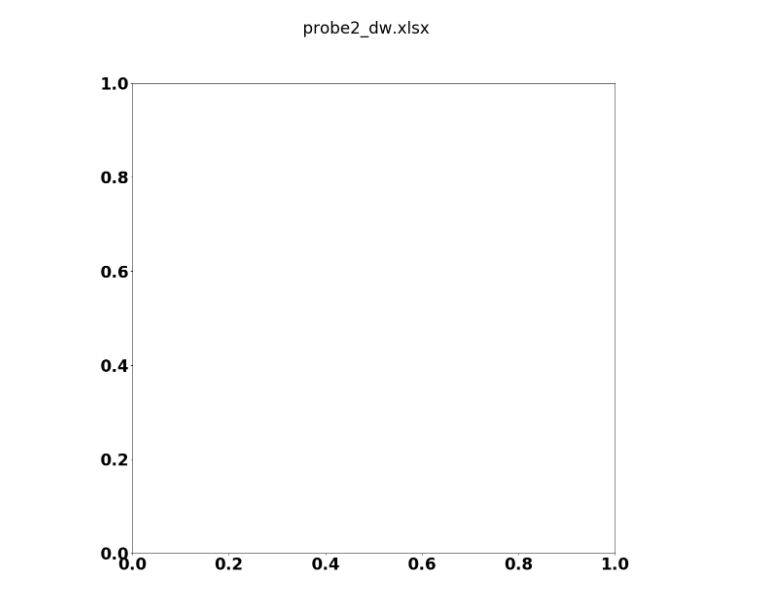
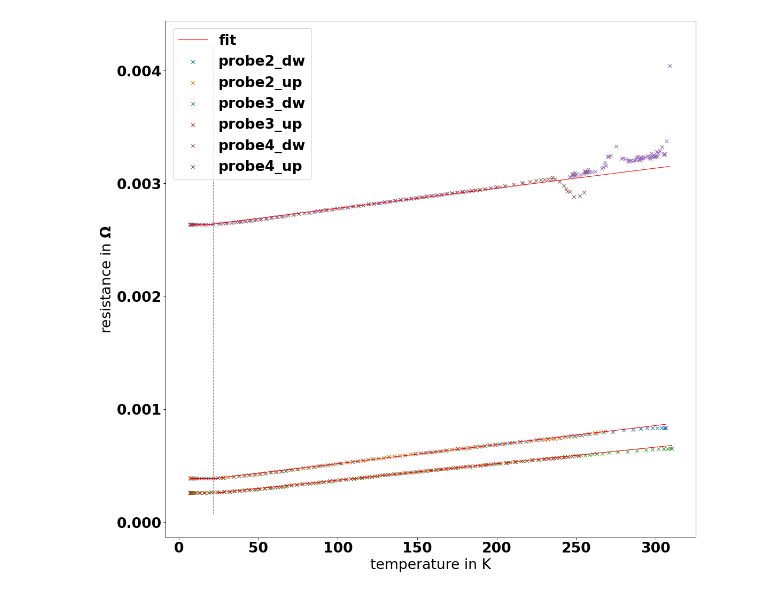
Before and after one commit to PI0nk/Praktikum-test, a Jupyter notebook: B 2.2/Messdaten/Auswertungsskripte/Widerstand.ipynb, the cells around one changed output. Cells and saved outputs as stored; diff of their text form; code cells hidden in the pictures.

```diff
--- a/B 2.2/Messdaten/Auswertungsskripte/Widerstand.ipynb
+++ b/B 2.2/Messdaten/Auswertungsskripte/Widerstand.ipynb
@@ -5,12 +5,13 @@ import matplotlib.pyplot as plt
 import scipy.optimize as opt
 import scipy as scp
 import os
+import statistics
 
 plt.style.use('fast')
 #plt.rc('text', usetex=True)
 font = {'family' : 'normal',
         'weight' : 'bold',
-        'size'   : 30}
+        'size'   : 24}
 
 plt.rc('font', **font)
 
@@ -41,7 +40,7 @@ def f2(x,a):
 def legend_without_duplicate_labels(ax):
     handles, labels = ax.get_legend_handles_labels()
     unique = [(h, l) for i, (h, l) in enumerate(zip(handles, labels)) if l not in labels[:i]]
-    ax.legend(*zip(*unique))
+    ax.legend(*zip(*unique),loc="upper left")
 
 
 
@@ -86,18 +85,20 @@ def res_elements(res,temp,name):
 
     return r,t
 
+rdw = []
+tdw = []
 
 fig = plt.figure(figsize=(16,16),dpi=80)
 fig.tight_layout(pad=0.5, w_pad=3.5, h_pad=3.5)
-fig.suptitle(name,size=30)
+#fig.suptitle("Widerstandsmessung",size=30)
 
 ax = fig.add_subplot(111)
 
 for name in measurements:
     time = measurements[name][-1]
     resistance = measurements[name][-2]
-    voltage = measurements[name][-3]
-    current = measurements[name][-4]
+    #voltage = measurements[name][-3]
+    #current = measurements[name][-4]
     temperature = measurements[name][0]
 
     temp = []
@@ -109,28 +110,6 @@ for name in measurements:
         temperature = temp
         resistance = rtemp
 
-    popt, pcov = opt.curve_fit(f,temperature,resistance)
-
-
-
-    #ax = fig.add_subplot(321)
-    #ax.scatter(time,temperature,marker=".",s=1)
-    #ax.set(xlabel="time in s",ylabel="temperature in K")
-
-    #ax = fig.add_subplot(322)
-    #ax.scatter(time,current,marker=".",s=1)
-    #ax.set(xlabel="time in s",ylabel="current in A")
-
-    #ax = fig.add_subplot(323)
-    #ax.scatter(time,voltage,marker=".",s=1)
-    #ax.set(xlabel="time in s",ylabel="voltage in V")
-
-    #ax = fig.add_subplot(324)
-    #ax.scatter(time,resistance,marker=".",s=1)
-    #ax.set(xlabel="time in s",ylabel=r"resistance in $\Omega$")
-
-
-    #ax.scatter(temperature,resistance,marker=".",s=1)
     ax.set(xlabel="temperature in K",ylabel=r"resistance in $\Omega$")
 
 
@@ -145,26 +124,53 @@ for name in measurements:
         if abs(temperature[i] - 250) < 4.5:
             #print("test",name,t[i])
             index_h = i
+    if 'dw' in name:
+        tdw = t
+        rdw = r
 
-    #ax.plot(temperature,[f(x,*popt) for x in temperature],color="red",label="fit")
     def f3(x,a,b):
         return a + x*b
 
-    index = 30
-    popt, pcov = opt.curve_fit(f3,temperature[index_l:index_h],resistance[index_l:index_h])
-    x = max(t)
-    index = 0
-    while f3(x,*popt) > f2(x,min(r)):
-        x = x - 0.1
-    for i,te in enumerate(t):
-        if te > x:
-            index = i
-            break
+    if 'up' in name:
+        fit_temp = np.concatenate((tdw,t))
+        fit_res = np.concatenate((rdw,r))
 
-    ax.plot(t[index-1:],[f3(x,*popt) for x in t[index-1:]],color="red",label="fit")
-    ax.plot(t[:index+1],[f2(x,min(r)) for x in t[:index+1]],color="red",label="fit")
-    ax.scatter(t,r,label=name)
-    ax.annotate(min(r),(5,min(r)))
+        fit_res = [x for _,x in sorted(zip(fit_temp,fit_res), key=lambda pair: pair[0])]
+        fit_temp = sorted(fit_temp)
+
+
+        index_fl = 0
+        index_fh = 0
+        for i in range(len(fit_temp)):
+            if abs(fit_temp[i] - 50) < 1.5:
+                #print("test",name,t[i])
+                index_fl = i
+        for i in range(len(fit_temp)):
+            if abs(fit_temp[i] - 250) < 4.5:
+                #print("test",name,t[i])
+                index_fh = i
+
+
+        indexf = 30
+        popt, pcov = opt.curve_fit(f3,fit_temp[index_fl:index_fh],fit_res[index_fl:index_fh])
+        print(name,popt)
+        x = max(fit_temp)
+        indexf = 0
+        while f3(x,*popt) > f2(x,min(fit_res)):
+            x = x - 0.1
+        for i,te in enumerate(fit_temp):
+            if te > x:
+                indexf = i
+                break
+
+        ax.plot(fit_temp[indexf-1:],[f3(x,*popt) for x in fit_temp[indexf-1:]],color="red",label="fit",linewidth=1)
+        ax.plot(fit_temp[:indexf+1],[f2(x,min(fit_res)) for x in fit_temp[:indexf+1]],color="red",label="fit",linewidth=1)
+        print(np.mean(fit_res[:indexf+1]),np.std(fit_res[:indexf+1]))
+        if '4' in name:
+            ax.plot([fit_temp[indexf],fit_temp[indexf]],ax.get_ylim(),linestyle="--",color="grey",linewidth=1)
+        #ax.scatter(fit_temp,fit_res,label="test")
+    ax.scatter(t,r,label=name,linewidth=1,marker="x")
+    #ax.annotate(min(r),(5,min(r)))
     #fig.legend()
     #ax.set_legend_handles_labels(test)
 
@@ -172,6 +178,7 @@ for name in measurements:
     legend_without_duplicate_labels(ax)
     #fig.legend()
     #print(test.set_label("pipipopo"))
-    plt.savefig(name)
-    #break
+    plt.savefig("Widerstand.pdf")
+    #if 'up' in name:
+    #    break
 # %% [output]
@@ -179 +191 @@ findfont: Font family ['normal'] not found. Falling back to DejaVu Sans.
-[figure, old version]
+[figure, new version]
```
Also changed, not shown: parts of 4 cells of this notebook, 10 other files.
